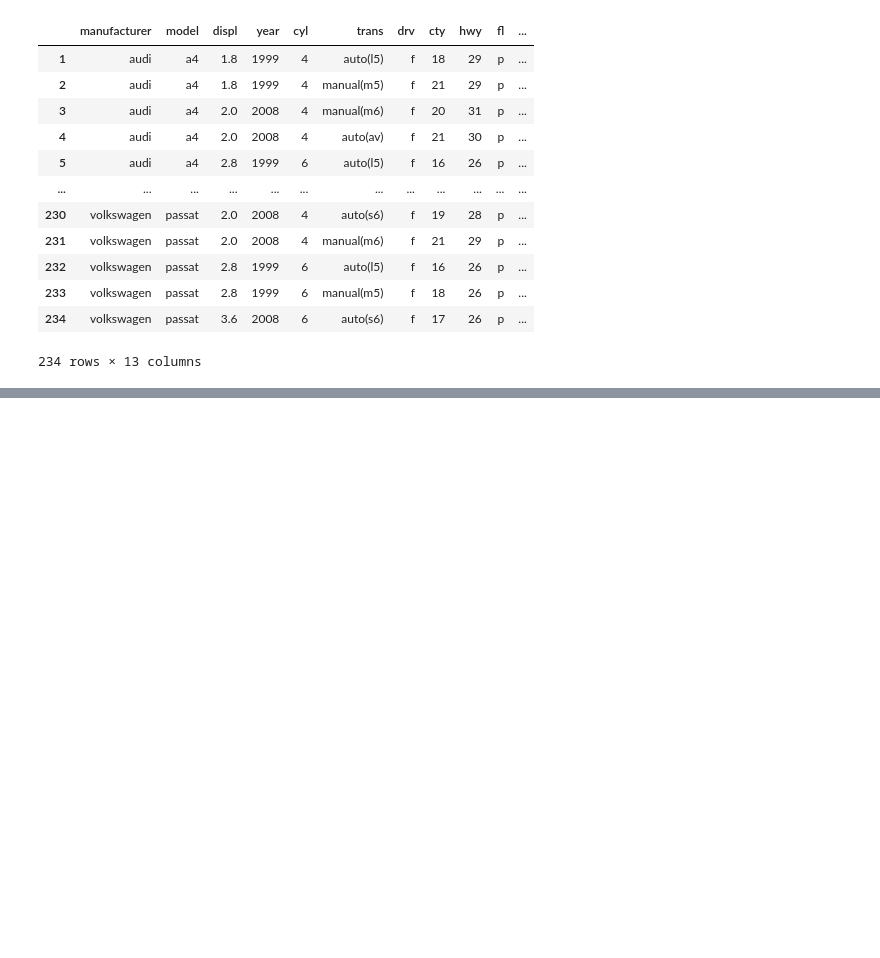
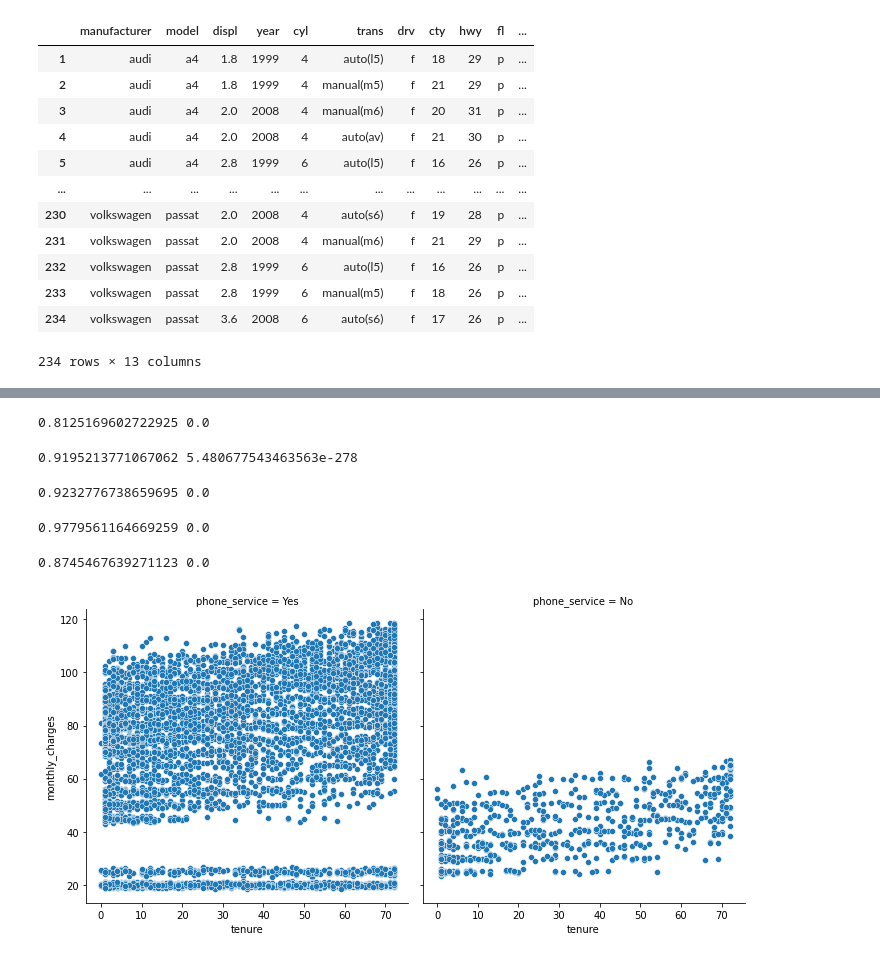
Before and after one commit to michael-haerle/statistics-exercises, a Jupyter notebook: hypothesis_testing.ipynb, the cells around one changed output, grey strips where cells are left out. Cells and saved outputs as stored; diff of their text form; code cells hidden in the pictures; blank space fills up the shorter version.

```diff
--- a/hypothesis_testing.ipynb
+++ b/hypothesis_testing.ipynb
@@ -158,0 +160,31 @@ mpg
+# %%
+import env
+user = env.user
+host = env.host
+password = env.password
+
+import os
+os.path.exists('env.py')
+
+def get_db_url(db, env_file=os.path.exists('env.py')):
+    if env_file:
+        user, password, host = (env.user, env.password, env.host)
+        return f'mysql+pymysql://{user}:{password}@{host}/{db}'
+# %%
+# Use the telco_churn data.
+
+url_telco_churn = get_db_url('telco_churn')
+telco_churn = pd.read_sql('SELECT * FROM customers;', url_telco_churn)
+
+# Does tenure correlate with monthly charges? Total charges?
+
+telco_churn1 = telco_churn.fillna(0)
+telco_churn1 = telco_churn1.total_charges.str.strip()
+total_charge = telco_churn1.str.replace('', '0').astype('float')
+x = telco_churn.tenure
+a = telco_churn.monthly_charges
+b = total_charge
+corr, p = stats.pearsonr(x, a)
+corr2, p2 = stats.pearsonr(x, b)
+print(corr, p)
+print(corr2, p2)
@@ -158,0 +241,40 @@ mpg
+# %%
+x = phone_yes.tenure
+y = phone_yes.total_charges
+corr, p = stats.pearsonr(x, y)
+print(corr, p)
+# %% [output]
+0.8125169602722925 0.0
+# %%
+x = phone_no.tenure
+y = phone_no.total_charges
+corr, p = stats.pearsonr(x, y)
+print(corr, p)
+# %% [output]
+0.9195213771067062 5.480677543463563e-278
+# %%
+x = internet_1.tenure
+y = internet_1.total_charges
+corr, p = stats.pearsonr(x, y)
+print(corr, p)
+# %% [output]
+0.9232776738659695 0.0
+# %%
+x = internet_2.tenure
+y = internet_2.total_charges
+corr, p = stats.pearsonr(x, y)
+print(corr, p)
+# %% [output]
+0.9779561164669259 0.0
+# %%
+x = internet_3.tenure
+y = internet_3.total_charges
+corr, p = stats.pearsonr(x, y)
+print(corr, p)
+# %% [output]
+0.8745467639271123 0.0
+# %%
+sns.relplot(data=telco_churn, x=telco_churn.tenure, y=telco_churn.monthly_charges, col=telco_churn.phone_service)
+plt.show()
+# %% [output]
+[figure, added]
```
Also changed, not shown: parts of 15 cells of this notebook.
